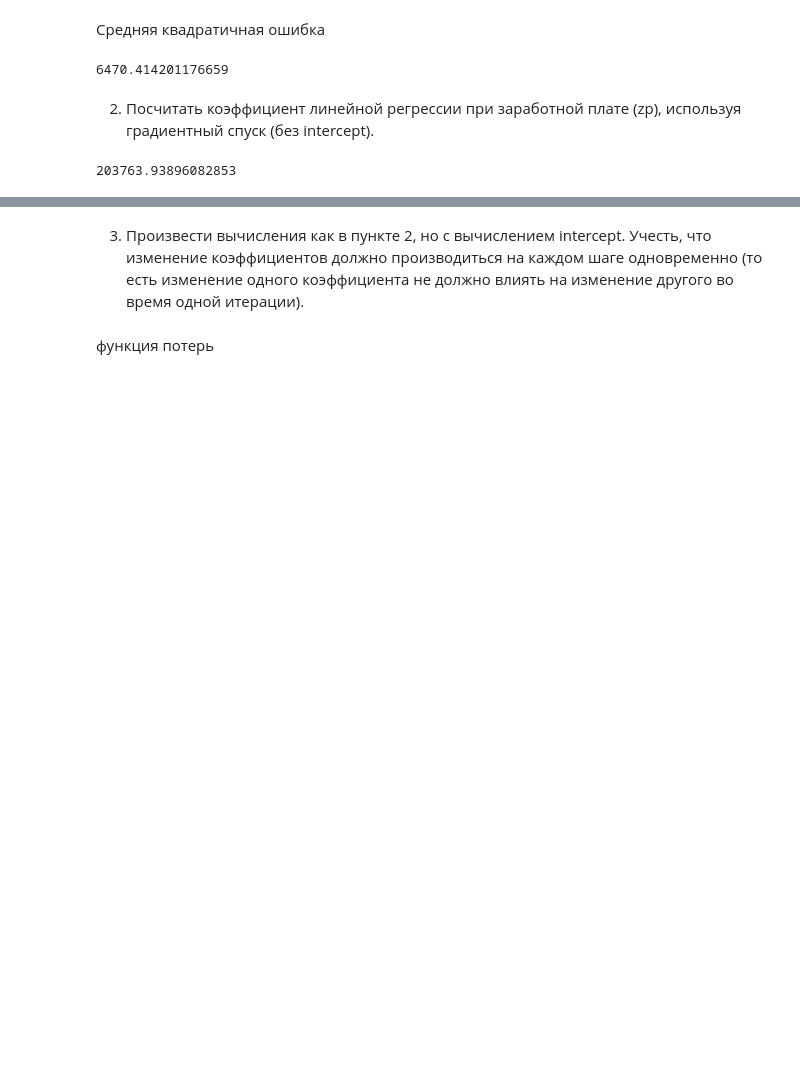
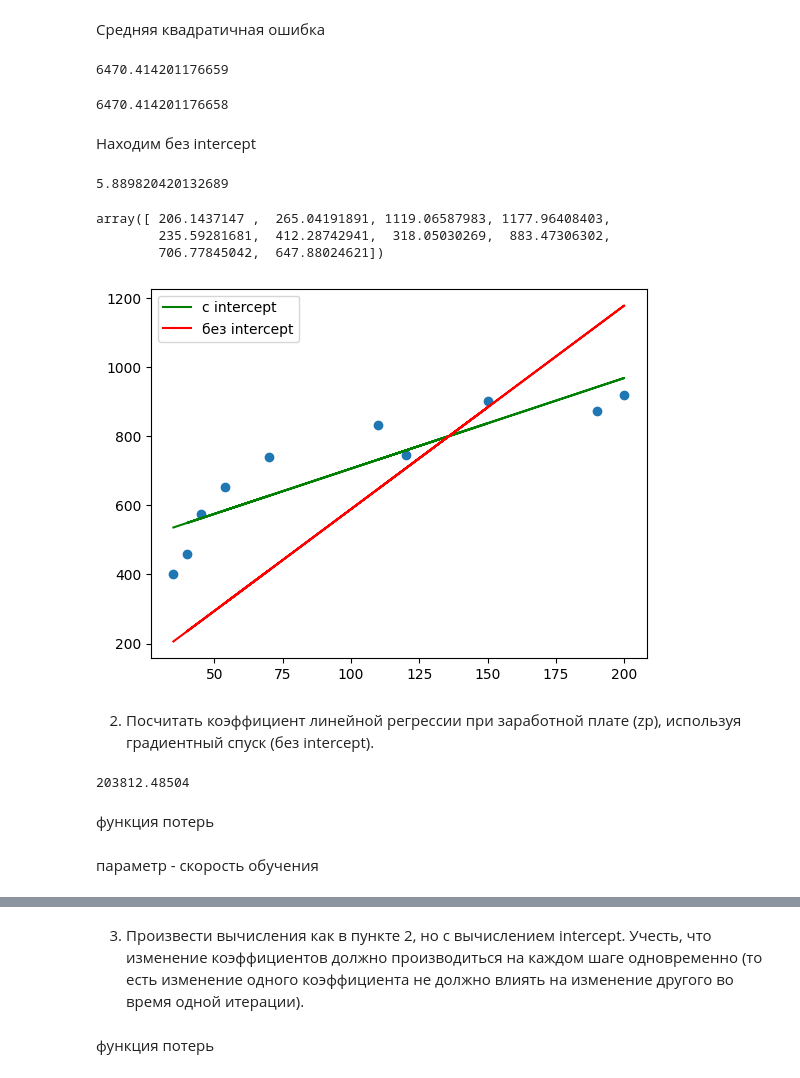
Before and after one commit to alekseygeek/teoryiver, a Jupyter notebook: dz_9/task.ipynb, the cells around one changed output, grey strips where cells are left out. Cells and saved outputs as stored; diff of their text form; code cells hidden in the pictures; blank space fills up the shorter version.

```diff
--- a/dz_9/task.ipynb
+++ b/dz_9/task.ipynb
@@ -29,8 +27,8 @@ a
 # %% [output]
 444.1773573243596
 # %%
-y_pred = a + b * zp
-y_pred
+chart = a + b * zp
+chart
 # %% [output]
 array([535.89621821, 562.10160703, 942.07974498, 968.2851338 ,
        548.99891262, 627.61507909, 585.68645697, 837.25818968,
@@ -50,11 +48,43 @@ mse_ = np.sum(((a + b * zp) - ks) ** 2 / d)
 mse_
 # %% [output]
 6470.414201176659
+# %%
+mse_ = ((ks - chart)**2).sum() / d
+mse_
+# %% [output]
+6470.414201176658
+# %% [markdown]
+Находим без intercept
+# %%
+zp1 = zp.reshape(1, d)
+ks1 = ks.reshape(1, d)
+# %%
+b1 = np.dot(np.dot(np.linalg.inv(np.dot(zp1, zp1.T)), zp1), ks1.T)[0][0]
+b1
+# %% [output]
+5.889820420132689
+# %%
+chart1 = b1 * zp
+chart1
+# %% [output]
+array([ 206.1437147 ,  265.04191891, 1119.06587983, 1177.96408403,
+        235.59281681,  412.28742941,  318.05030269,  883.47306302,
+        706.77845042,  647.88024621])
+# %%
+plt.scatter(zp, ks)
+plt.plot(zp, chart, 'g', label='с intercept')
+plt.plot(zp, chart1, 'r', label='без intercept')
+plt.legend()
+plt.show()
+# %% [output]
+[figure, added]
 # %% [markdown]
 2. Посчитать коэффициент линейной регрессии при заработной плате (zp), используя градиентный спуск (без intercept).
 # %%
-def des(b, x, y):
+def _mse(b, x, y):
     return np.sum((b * x - y) ** 2) / len(x)
-des(b, zp, ks)
+_mse(2.62, zp, ks)
 # %% [output]
-203763.93896082853
+203812.48504
+# %% [markdown]
+функция потерь
@@ -60,0 +94,2 @@ des(b, zp, ks)
+# %% [markdown]
+параметр - скорость обучения
```
Also changed, not shown: parts of 7 cells of this notebook.
